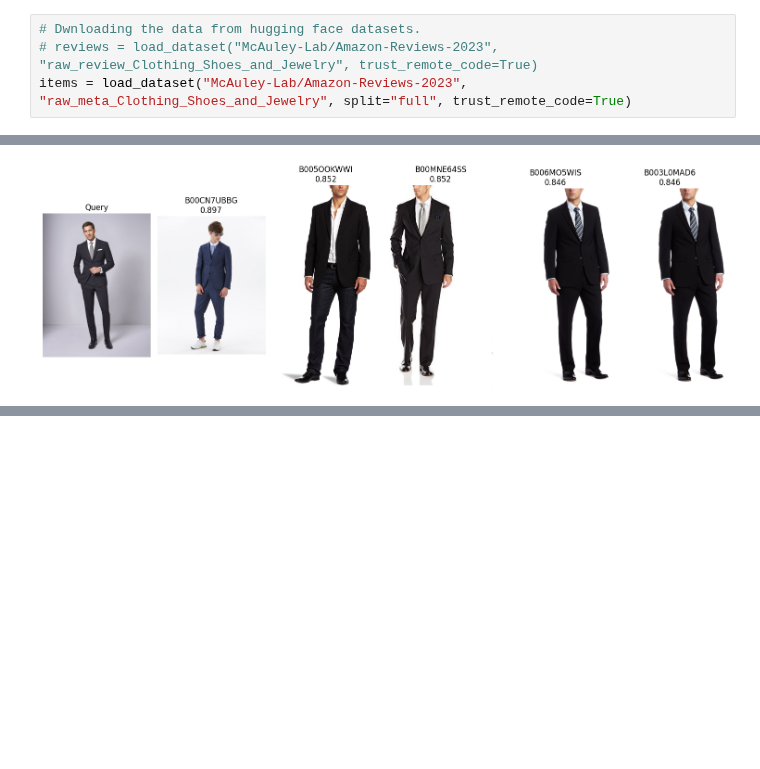
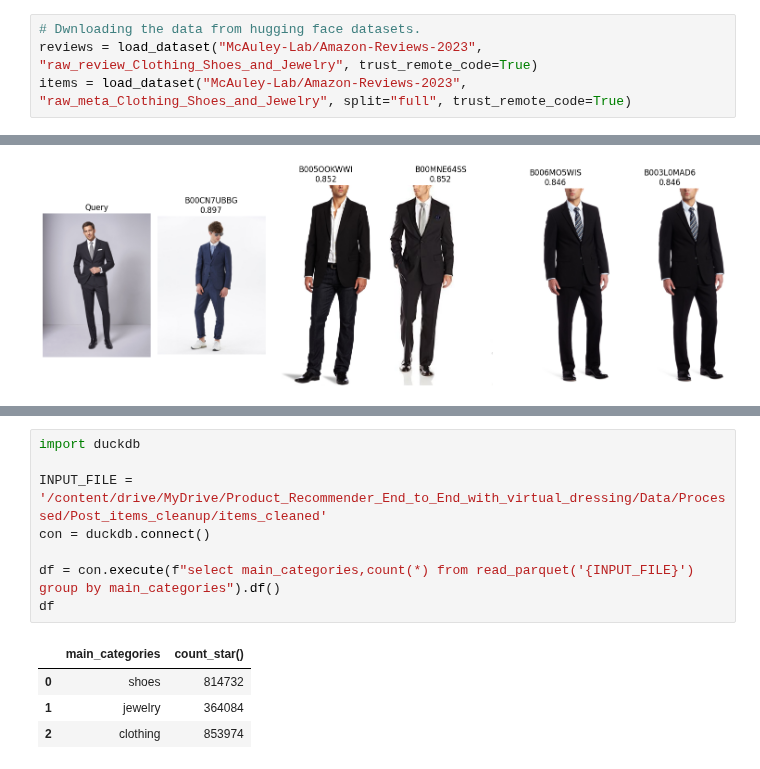
Before and after one commit to rahulorihiki/Product_Recommender_with_Virtual_Dressing_System_with_MLOps, a Jupyter notebook: research/og_recommender.ipynb, the cells around one changed output, grey strips where cells are left out. Cells and saved outputs as stored; diff of their text form; blank space fills up the shorter version.

```diff
--- a/research/og_recommender.ipynb
+++ b/research/og_recommender.ipynb
@@ -149,7 +150,7 @@ Mounted at /content/drive
 ### Downloading files using HF datasets
 # %%
 # Dwnloading the data from hugging face datasets.
-# reviews = load_dataset("McAuley-Lab/Amazon-Reviews-2023", "raw_review_Clothing_Shoes_and_Jewelry", trust_remote_code=True)
+reviews = load_dataset("McAuley-Lab/Amazon-Reviews-2023", "raw_review_Clothing_Shoes_and_Jewelry", trust_remote_code=True)
 items = load_dataset("McAuley-Lab/Amazon-Reviews-2023", "raw_meta_Clothing_Shoes_and_Jewelry", split="full", trust_remote_code=True)
 # %% [output]
 The secret `HF_TOKEN` does not exist in your Colab secrets.
@@ -4129,0 +4241,13 @@ Saving men_dress_2.jpg to men_dress_2.jpg
+# %%
+import duckdb
+
+INPUT_FILE = '/content/drive/MyDrive/Product_Recommender_End_to_End_with_virtual_dressing/Data/Processed/Post_items_cleanup/items_cleaned'
+con = duckdb.connect()
+
+df = con.execute(f"select main_categories,count(*) from read_parquet('{INPUT_FILE}') group by main_categories").df()
+df
+# %% [output]
+|  | main_categories | count_star() |
+| 0 | shoes | 814732 |
+| 1 | jewelry | 364084 |
+| 2 | clothing | 853974 |
```
Also changed, not shown: parts of 17 cells of this notebook.
